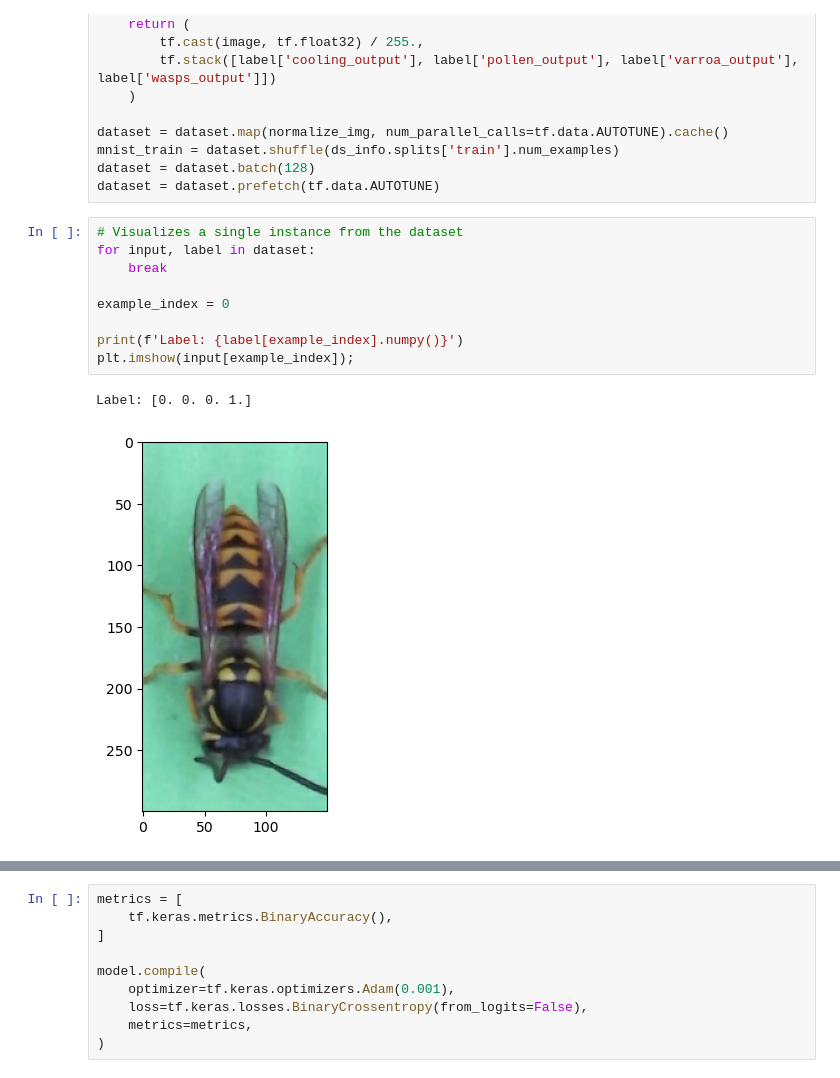
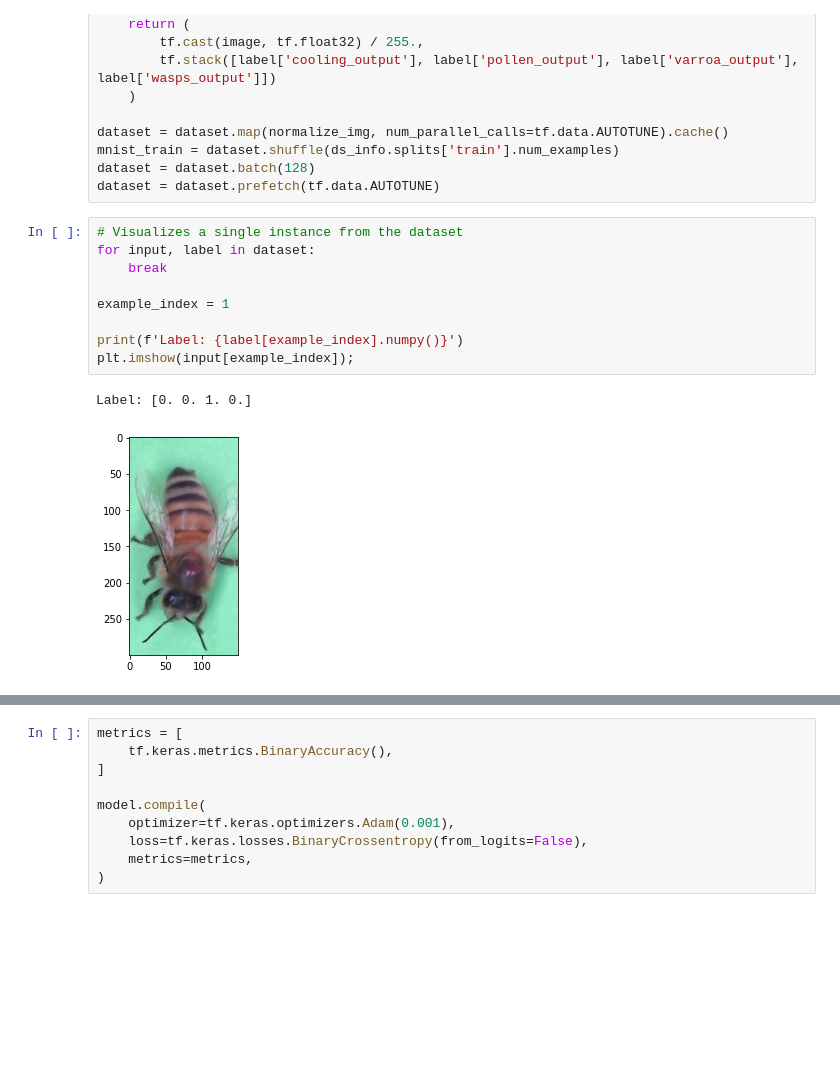
Before and after one commit to dantreiman/keras-gpu-metrics, a Jupyter notebook: energy_usage_example.ipynb, the cells around one changed output, grey strips where cells are left out. Saved outputs shown, nothing was run; the diff lists cells and outputs as text; blank space fills up the shorter version.

```diff
--- a/energy_usage_example.ipynb
+++ b/energy_usage_example.ipynb
@@ -30,15 +30,15 @@ dataset = dataset.prefetch(tf.data.AUTOTUNE)
 # %%
 # Visualizes a single instance from the dataset
 for input, label in dataset:
     break
 
-example_index = 0
+example_index = 1
 
 print(f'Label: {label[example_index].numpy()}')
 plt.imshow(input[example_index]);
 # %% [output]
-Label: [0. 0. 0. 1.]
+Label: [0. 0. 1. 0.]
-[figure, old version]
+[figure, new version]
 # %%
 # Defines a simple convolutional network.
 n_outputs = len(ds_info.features['output'])
```
Also changed, not shown: parts of 5 cells of this notebook, 3 other files.
